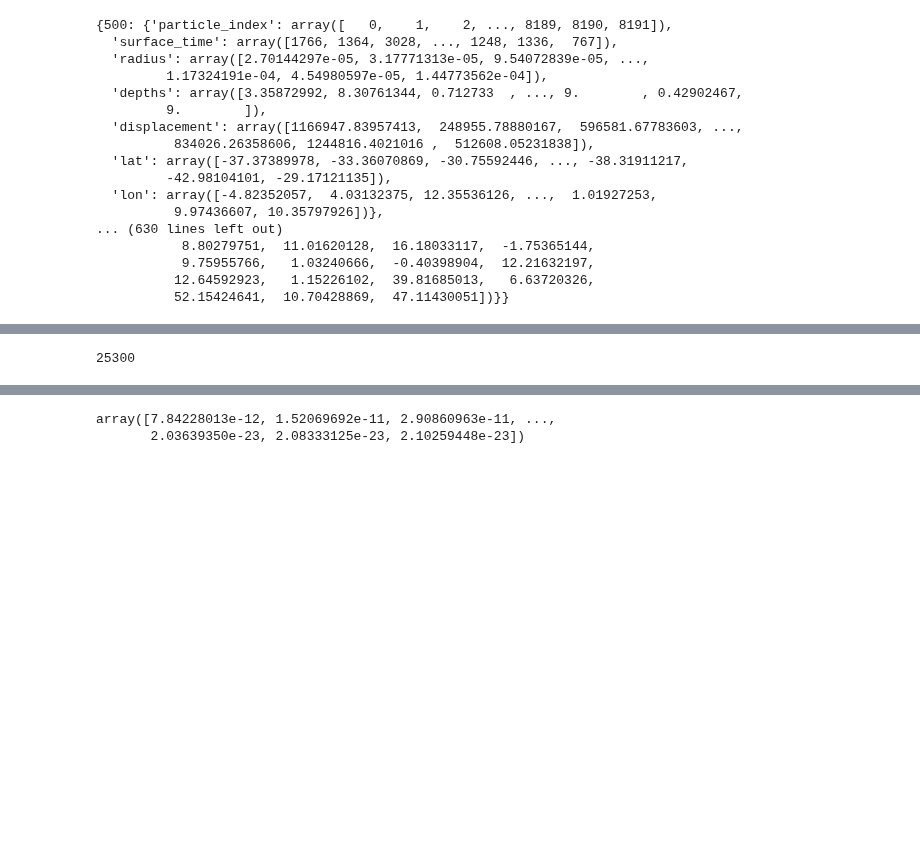
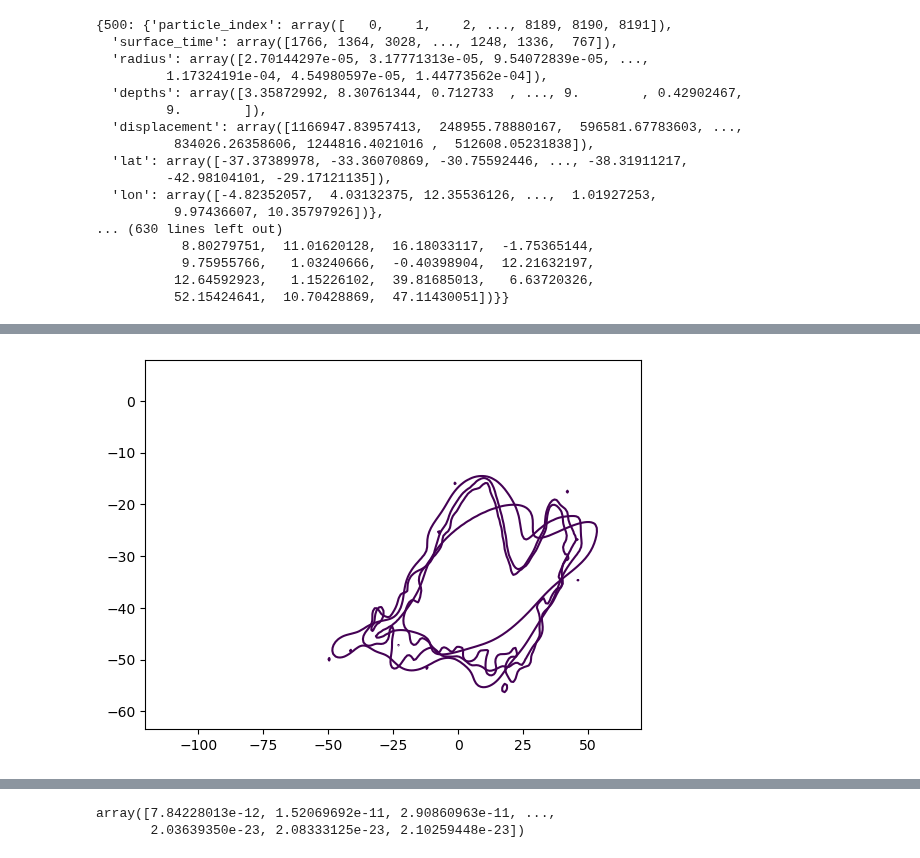
Before and after one commit to OceanParcels/Backtracking_Abyssal_Nanoplastics, a Jupyter notebook: analysis/Map_origin_particles_surface.ipynb, the cells around one changed output, grey strips where cells are left out. Cells and saved outputs as stored; diff of their text form; code cells hidden in the pictures; blank space fills up the shorter version.

Commit message:
Map with contour 90percentile

```diff
--- a/analysis/Map_origin_particles_surface.ipynb
+++ b/analysis/Map_origin_particles_surface.ipynb
@@ -147,7 +68,9 @@ ylat = mask['nav_lat'][indices['lat'], indices['lon']].values
 # mask the cell of the land == 0
 
 landmask = landmask.values
-landmask = landmask.astype(bool)
+landmask = landmask.astype(float)
 landmask = landmask[::10, ::10]
+landmask[landmask == 0] = np.nan
+ocean = np.isnan(landmask)
 xlon = xlon[::10, ::10]
 ylat = ylat[::10, ::10]
@@ -188,7 +76,0 @@ array([[ True,  True,  True, ...,  True,  True,  True],
-# %%
-xi, yi = xlon, ylat
-
-xi = xi.flatten()[landmask.flatten()]
-yi = ylat.flatten()[landmask.flatten()]
-
-zi = k(np.vstack([xi, yi]))
@@ -204,4 +85,39 @@ zi.shape
-# %%
-110*230
-# %% [output]
-25300
+# %%
+all_contours = {}
+
+xi, yi = xlon, ylat
+XY = np.vstack([xi.flatten(), yi.flatten()])
+
+ocean = ocean.flatten()
+# XY = XY[:, ocean]
+
+for j, ft in enumerate(simulations[::-1]):
+    x = surface_events[ft]['lon']
+    y = surface_events[ft]['lat']
+
+    # Perform a kernel density estimate on the data
+    k = kde.gaussian_kde([x, y])
+    zi = k(XY)
+    zi_masked = np.where(ocean, zi, np.nan)
+
+    # Find density level that includes 90% of the particles
+    zi_sorted = np.sort(zi_masked.flatten())
+    cumulative_zi = np.cumsum(zi_sorted)
+    cumulative_zi = cumulative_zi[~np.isnan(zi_sorted)]
+    level = zi_sorted[np.where(cumulative_zi >= cumulative_zi[-1] * 0.1)[0][0]]
+
+    # Plot contours at this density level
+    contours = plt.contour(xi, yi, zi.reshape(xi.shape), levels=[level])
+
+    # Get the contour lines
+    largest_contour_line = None
+    max_length = 0
+    contour_lines = []
+    for collection in contours.collections:
+        for path in collection.get_paths():
+            if len(path.vertices) > max_length:
+                max_length = len(path.vertices)
+                largest_contour_line = path.vertices
+    all_contours[ft] = largest_contour_line
+# %% [output]
+[figure, added]
```
Also changed, not shown: parts of 22 cells of this notebook, 1 other file.
